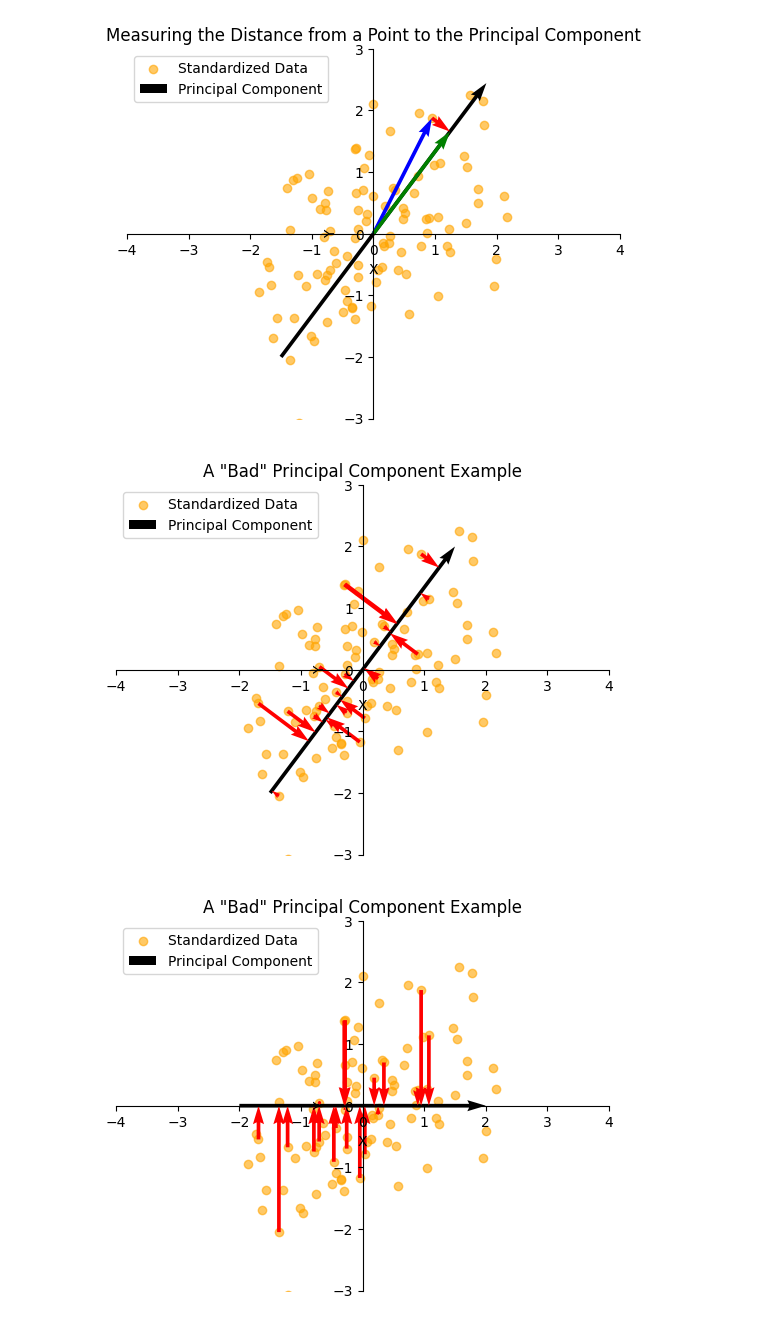
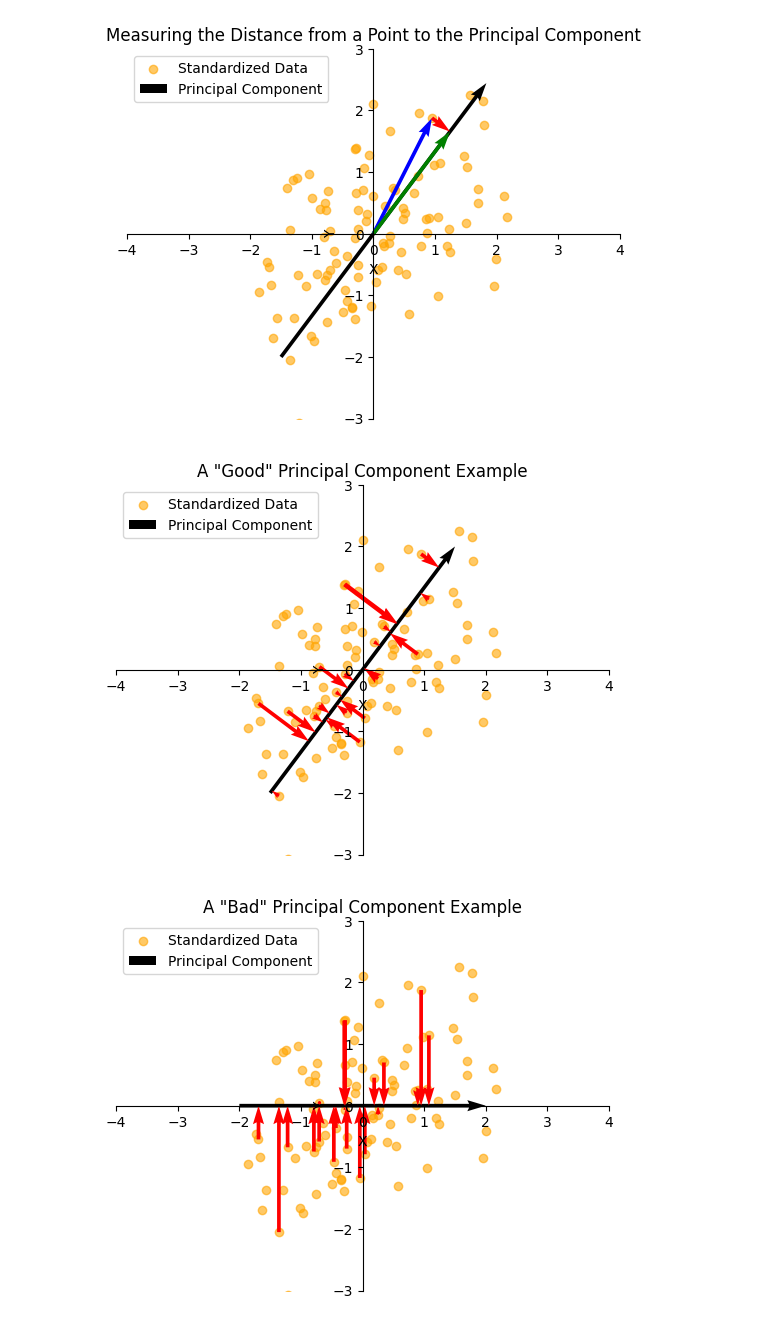
Before and after one commit to KaiiB/ml-under-the-hood, a Jupyter notebook: pca_visualization.ipynb, the cells around one changed output. Drawn from its saved outputs; the diff is of its cells as text; code cells hidden in the pictures.

```diff
--- a/pca_visualization.ipynb
+++ b/pca_visualization.ipynb
@@ -194,7 +194,7 @@ plt.show()
 # %% [output]
 [figure]
 # %%
-# A "bad" principal component example
+# A "Good" principal component example
 # Parameters
 num_sets = 1          # number of Gaussian clusters
 num_points = 100      # number of points
@@ -223,35 +223,35 @@ plt.scatter(data_std[:, 0],
             label='Standardized Data',
             color='orange'
             )
 
 v_start = [-1.5, -2]
 v_end = [1.5, 2]
 ax.quiver(v_start[0],
           v_start[1],
           v_end[0]-v_start[0],
           v_end[1]-v_start[1],
           angles='xy', scale_units='xy', scale=1, label='Principal Component') # vector u
 
 for i in np.random.choice(np.arange(data_std.shape[0]), 20, replace=False):
     # Calculate projections for 10 random points!
     u = np.array([v_end[0]-v_start[0], v_end[1]-v_start[1]]) # Our principal component
     v = data_std[i] # A data point
     u_dot_v = np.dot(u, v) # Dot product between data point and principal component
     u_norm = np.linalg.norm(u) # Norm of principal component vector
     projection = (u_dot_v / u_norm**2) * u
     ax.quiver(data_std[i][0],
               data_std[i][1],
               projection[0]-data_std[i][0],
               projection[1]-data_std[i][1],
               angles='xy', scale_units='xy', scale=1, color='red') # residual vector
 
-plt.title('A "Bad" Principal Component Example')
+plt.title('A "Good" Principal Component Example')
 plt.xlabel('X')
 plt.ylabel('Y')
 plt.legend()
 plt.show()
 # %% [output]
-[figure, old version]
+[figure, new version]
 # %%
 # A "bad" principal component example
 # Parameters
```
